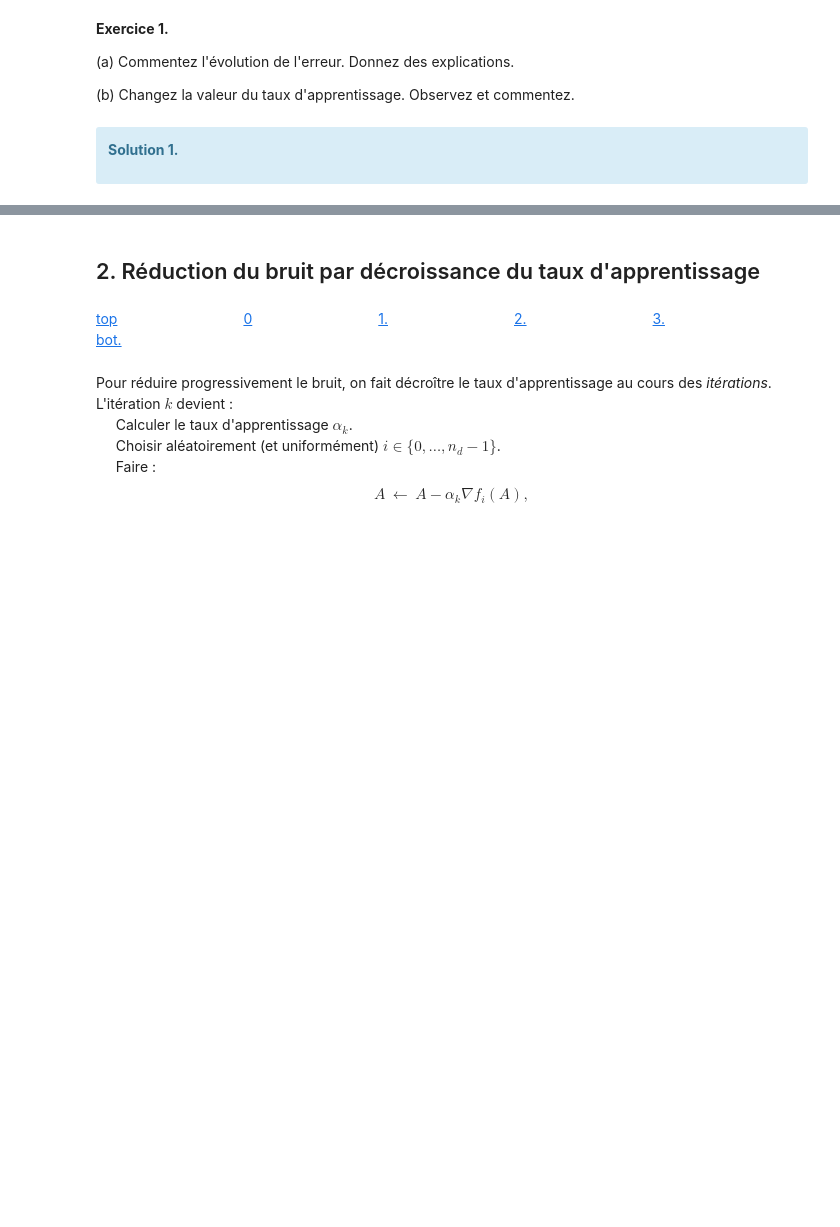
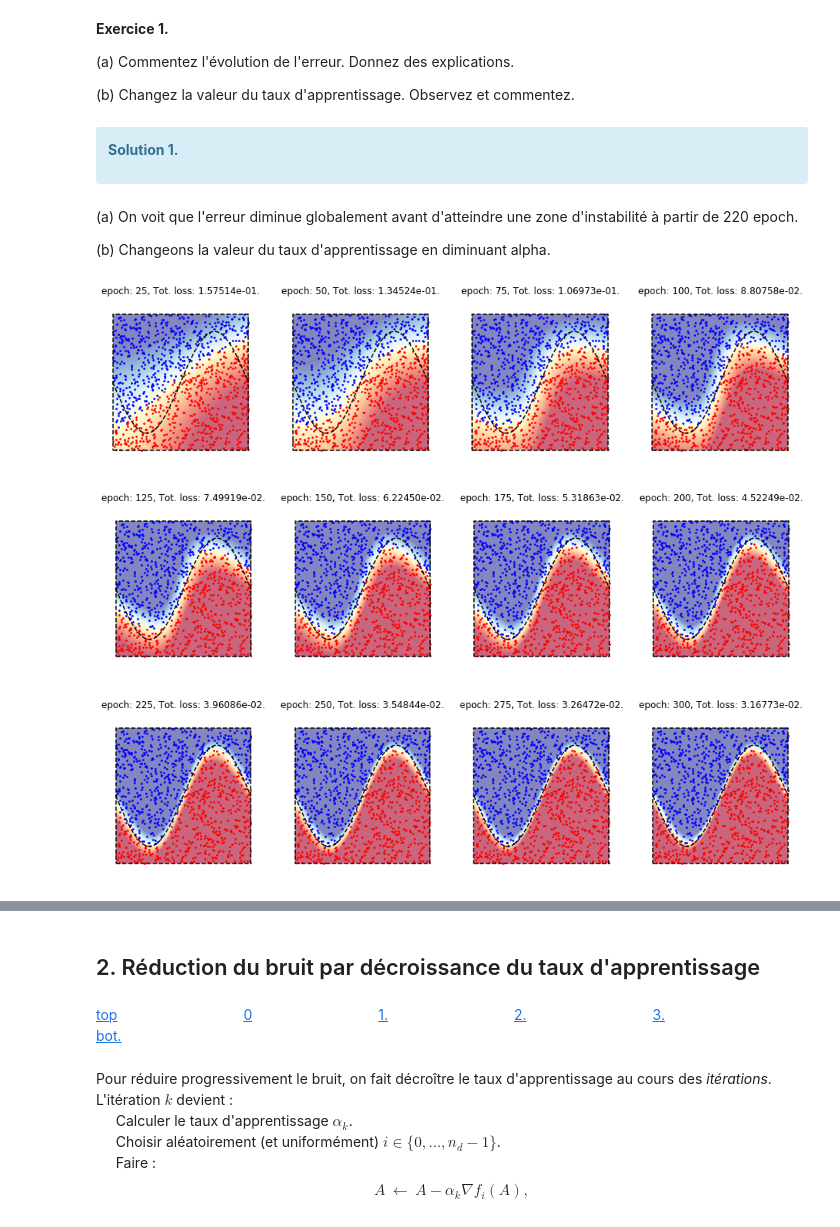
Before and after one commit to VictorNiaussat/optimization, a Jupyter notebook: TP3_Méthode du Gradient Stochastique.ipynb, the cells around one changed output, grey strips where cells are left out. Drawn from its saved outputs; the diff is of its cells as text; code cells hidden in the pictures; blank space fills up the shorter version.

```diff
--- a/TP3_Méthode du Gradient Stochastique.ipynb
+++ b/TP3_Méthode du Gradient Stochastique.ipynb
@@ -223,3 +238,54 @@ __Solution 1.__
 
 
 </div>
+# %% [markdown]
+(a) On voit que l'erreur diminue globalement avant d'atteindre une zone d'instabilité à partir de 220 epoch.
+
+
+
+(b) Changeons la valeur du taux d'apprentissage en diminuant alpha.
+# %%
+# Paramètres
+alpha=0.0005
+Nepoch=300
+Ndata=data.n
+nepochplot=25
+
+nplot_per_row = 4 # nombre de figure par ligne
+
+# Initialisations
+A=nn.create_rand()
+nepoch=0
+Erreur =[nn.total_loss(A,data,pb=pb)]
+plotpos=0
+
+# Boucle d'optimisation pour la methode du gradient stochastique
+for i_ in range(Nepoch):
+    nepoch+=1
+    for j_ in range(Ndata):
+        i = nprd.randint(Ndata)
+        x, y = data.X[i], data.Y[i]
+        dA = nn.descent(A, x, y, alpha=alpha, pb=pb)
+        nn.add(A, dA, output=False)
+
+    # calcul de l'erreur et représentations graphiques
+    if not nepoch%nepochplot:
+        error = nn.total_loss_and_prediction(A,data,pb=pb)
+        Erreur.append(error)
+        if not plotpos: plt.figure(figsize=(16,4))
+        plotpos+=1
+        plt.subplot(1,nplot_per_row,plotpos)
+        data.show_class(pred=True)
+        nn.show_pred(A)
+        pb.show_border('k--')
+        plt.title(f"epoch: {nepoch}, Tot. loss: {error:1.5e}.", fontsize=12)
+        if plotpos==nplot_per_row :
+            plt.show()
+            plotpos=0
+    else:
+        error = nn.total_loss(A,data,pb=pb)
+        Erreur.append(error)
+# %% [output]
+[figure, added]
+[figure, added]
+[figure, added]
```
Also changed, not shown: parts of 6 cells of this notebook, 1 other file.
